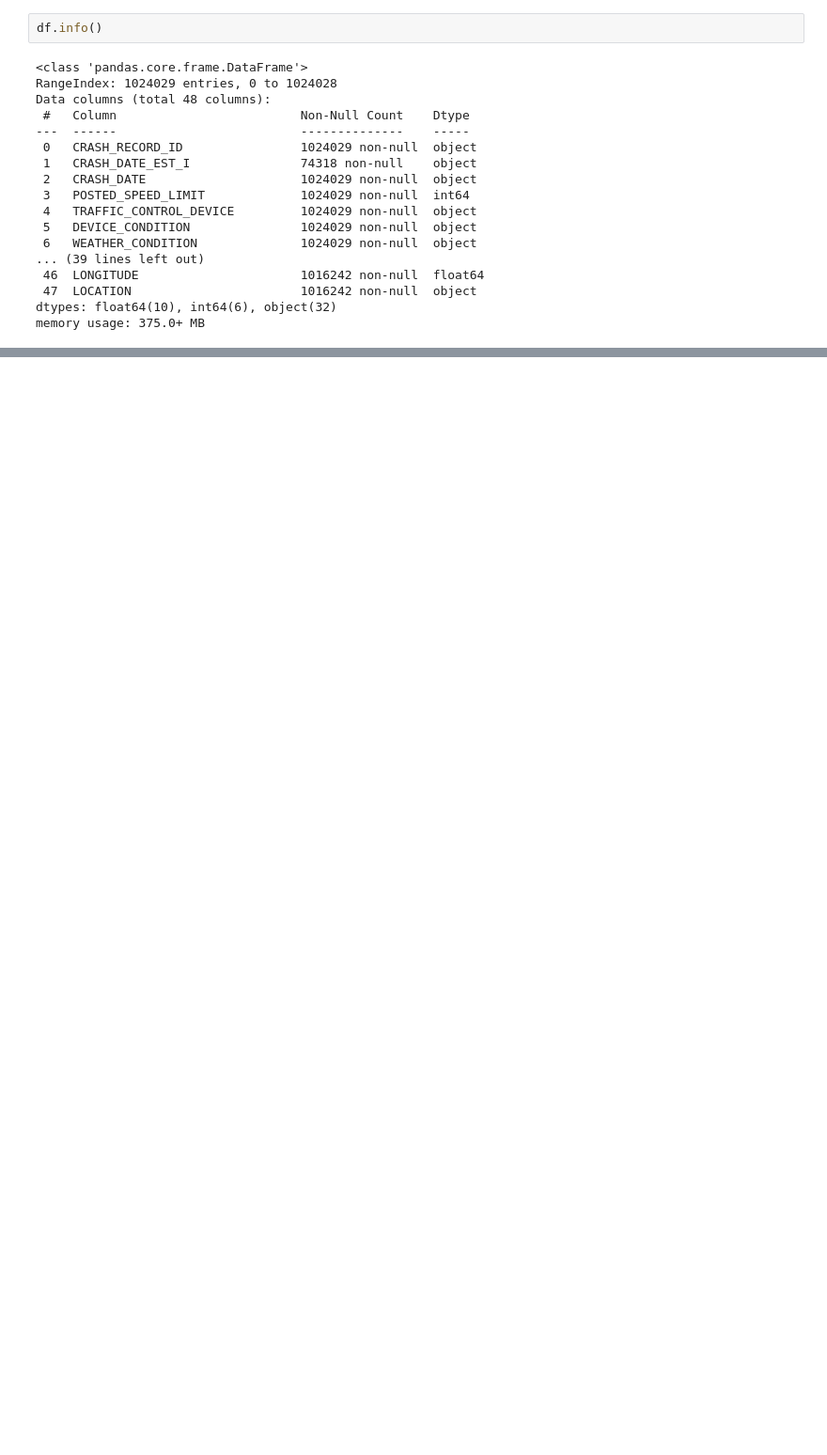
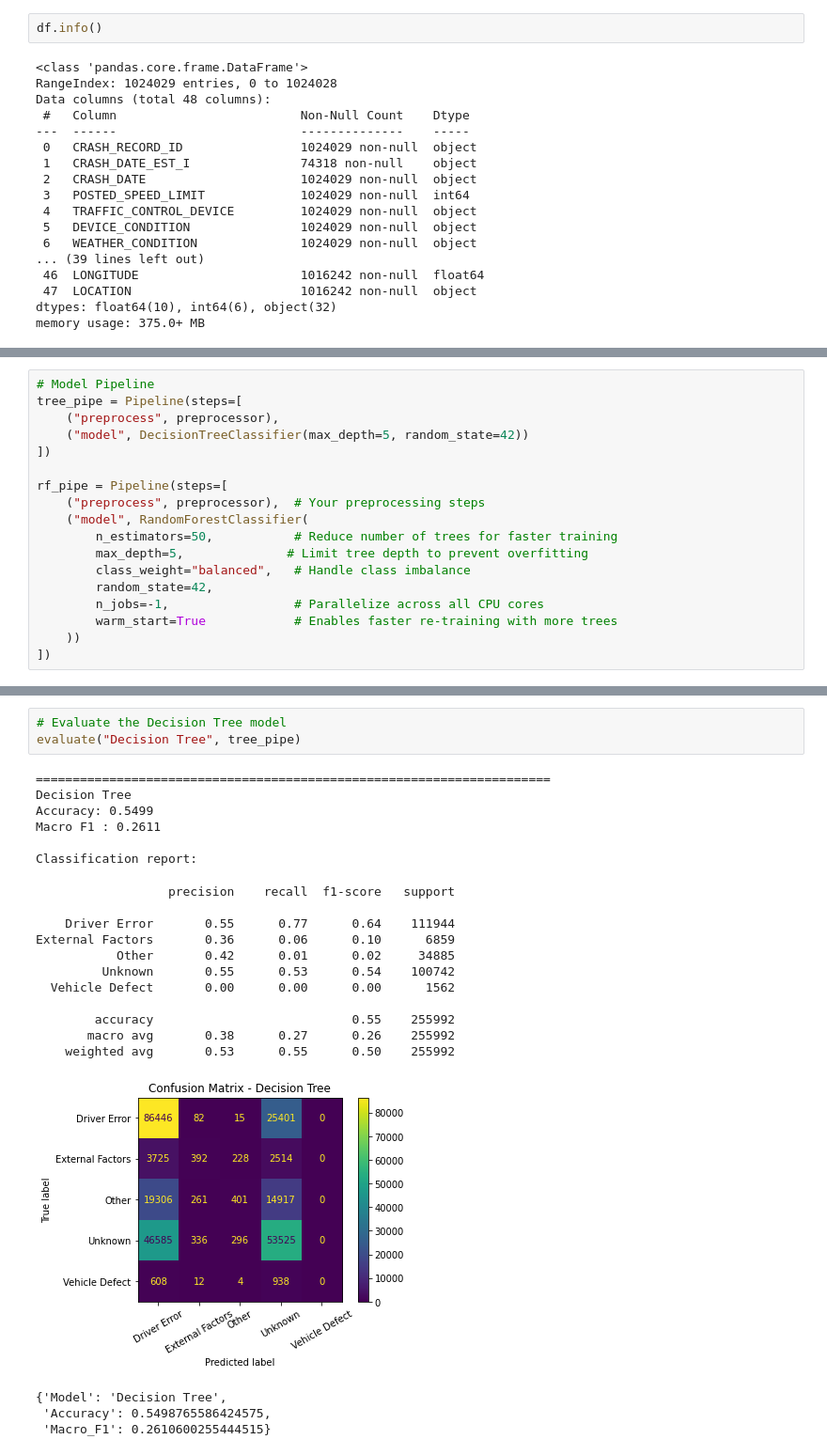
Before and after one commit to hellenmureithi/Phase_4_project, a Jupyter notebook: Notebooks/fredrick.ipynb, the cells around one changed output, grey strips where cells are left out. Shown at 94% size. Cells and saved outputs as stored; diff of their text form; blank space fills up the shorter version.

```diff
--- a/Notebooks/fredrick.ipynb
+++ b/Notebooks/fredrick.ipynb
@@ -211,0 +285,18 @@ dtype: float64
+# %%
+# Model Pipeline
+tree_pipe = Pipeline(steps=[
+    ("preprocess", preprocessor),
+    ("model", DecisionTreeClassifier(max_depth=5, random_state=42))
+])
+
+rf_pipe = Pipeline(steps=[
+    ("preprocess", preprocessor),  # Your preprocessing steps
+    ("model", RandomForestClassifier(
+        n_estimators=50,           # Reduce number of trees for faster training
+        max_depth=5,              # Limit tree depth to prevent overfitting
+        class_weight="balanced",   # Handle class imbalance
+        random_state=42,
+        n_jobs=-1,                 # Parallelize across all CPU cores
+        warm_start=True            # Enables faster re-training with more trees
+    ))
+])
@@ -211,0 +362,25 @@ dtype: float64
+# %%
+# Evaluate the Decision Tree model
+evaluate("Decision Tree", tree_pipe)
+# %% [output]
+======================================================================
+Decision Tree
+Accuracy: 0.5499
+Macro F1 : 0.2611
+
+Classification report:
+                  precision    recall  f1-score   support
+
+    Driver Error       0.55      0.77      0.64    111944
+External Factors       0.36      0.06      0.10      6859
+           Other       0.42      0.01      0.02     34885
+         Unknown       0.55      0.53      0.54    100742
+  Vehicle Defect       0.00      0.00      0.00      1562
+
+        accuracy                           0.55    255992
+       macro avg       0.38      0.27      0.26    255992
+    weighted avg       0.53      0.55      0.50    255992
+[figure, added]
+{'Model': 'Decision Tree',
+ 'Accuracy': 0.5498765586424575,
+ 'Macro_F1': 0.2610600255444515}
```
Also changed, not shown: parts of 34 cells of this notebook.
